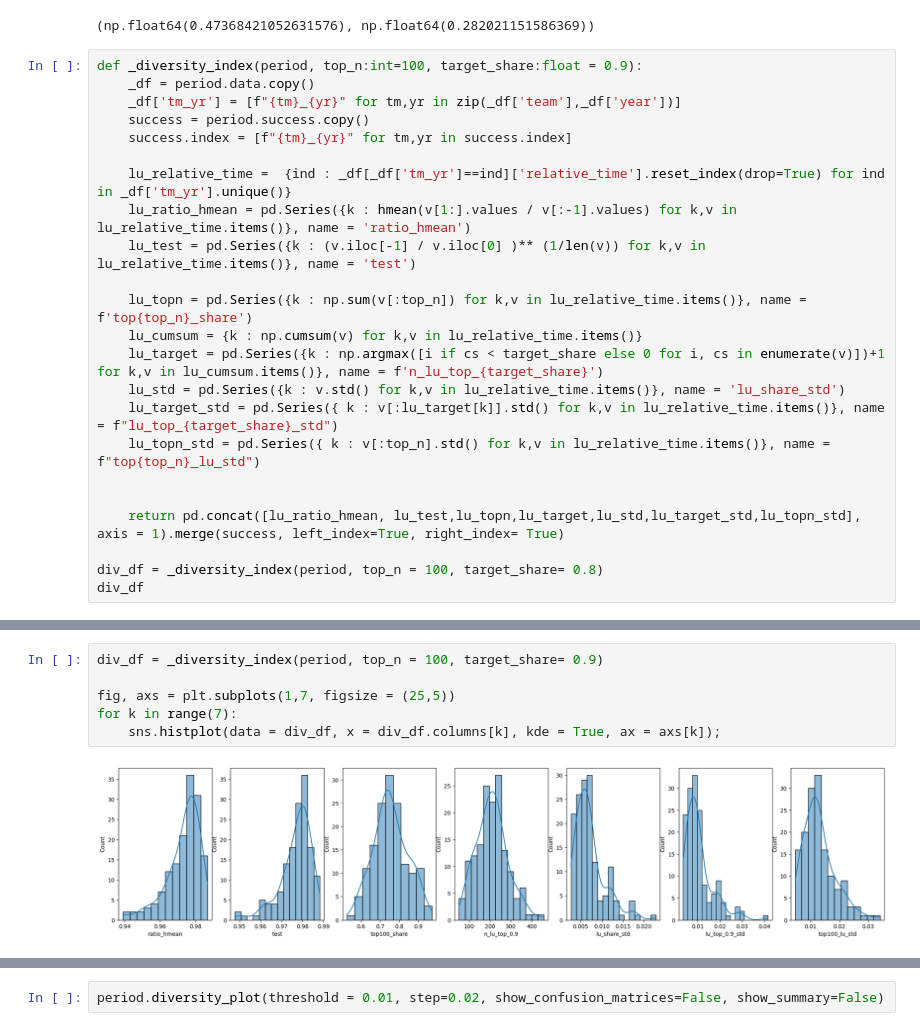
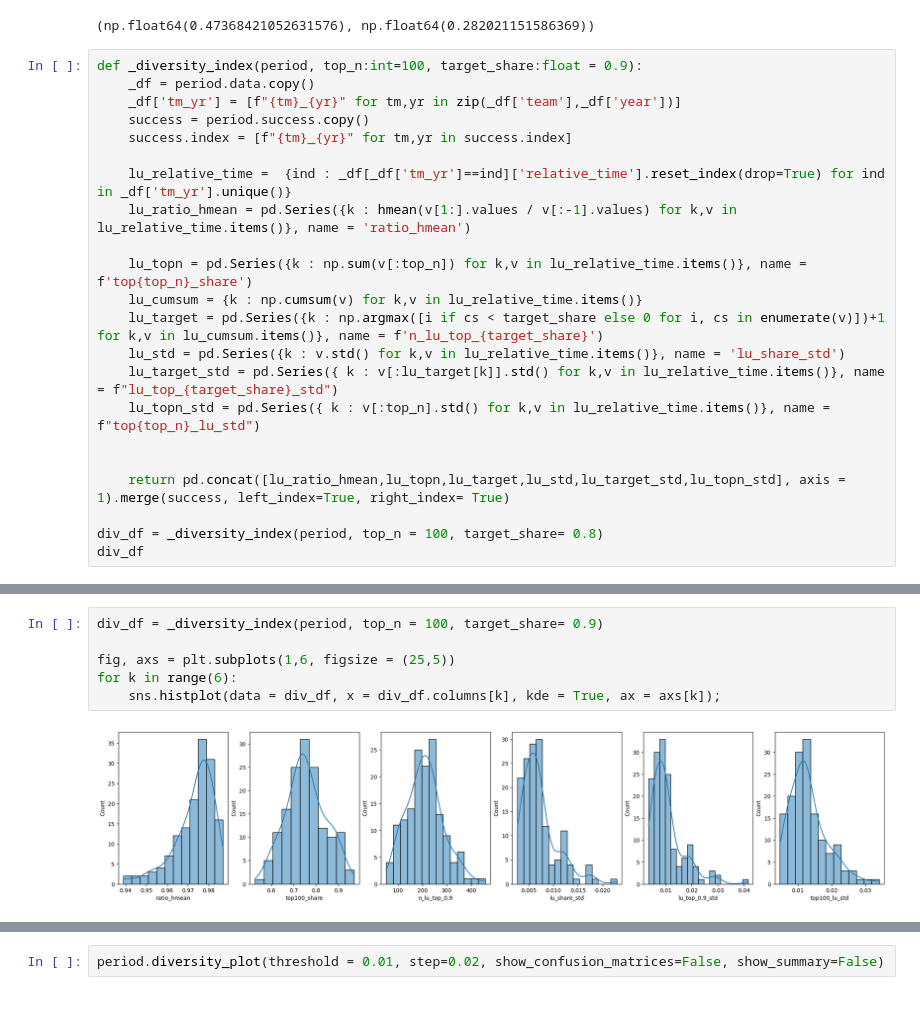
Before and after one commit to arnaud-odet/Roster_Building, a Jupyter notebook: notebooks/pbp.ipynb, the cells around one changed output, grey strips where cells are left out. Drawn from its saved outputs; the diff is of its cells as text.

```diff
--- a/notebooks/pbp.ipynb
+++ b/notebooks/pbp.ipynb
@@ -324,7 +326,6 @@ def _diversity_index(period, top_n:int=100, target_share:float = 0.9):
 
     lu_relative_time =  {ind : _df[_df['tm_yr']==ind]['relative_time'].reset_index(drop=True) for ind in _df['tm_yr'].unique()}
     lu_ratio_hmean = pd.Series({k : hmean(v[1:].values / v[:-1].values) for k,v in lu_relative_time.items()}, name = 'ratio_hmean')
-    lu_test = pd.Series({k : (v.iloc[-1] / v.iloc[0] )** (1/len(v)) for k,v in lu_relative_time.items()}, name = 'test')
 
     lu_topn = pd.Series({k : np.sum(v[:top_n]) for k,v in lu_relative_time.items()}, name = f'top{top_n}_share')
     lu_cumsum = {k : np.cumsum(v) for k,v in lu_relative_time.items()}
@@ -334,7 +335,7 @@ def _diversity_index(period, top_n:int=100, target_share:float = 0.9):
     lu_topn_std = pd.Series({ k : v[:top_n].std() for k,v in lu_relative_time.items()}, name = f"top{top_n}_lu_std")
 
 
-    return pd.concat([lu_ratio_hmean, lu_test,lu_topn,lu_target,lu_std,lu_target_std,lu_topn_std], axis = 1).merge(success, left_index=True, right_index= True)
+    return pd.concat([lu_ratio_hmean,lu_topn,lu_target,lu_std,lu_target_std,lu_topn_std], axis = 1).merge(success, left_index=True, right_index= True)
 
 div_df = _diversity_index(period, top_n = 100, target_share= 0.8)
 div_df
@@ -355,11 +356,11 @@ div_df
 # %%
 div_df = _diversity_index(period, top_n = 100, target_share= 0.9)
 
-fig, axs = plt.subplots(1,7, figsize = (25,5))
-for k in range(7):
+fig, axs = plt.subplots(1,6, figsize = (25,5))
+for k in range(6):
     sns.histplot(data = div_df, x = div_df.columns[k], kde = True, ax = axs[k]);
 # %% [output]
-[figure, old version]
+[figure, new version]
 # %%
 div_df
 # %% [output]
```
Also changed, not shown: parts of 13 cells of this notebook.
